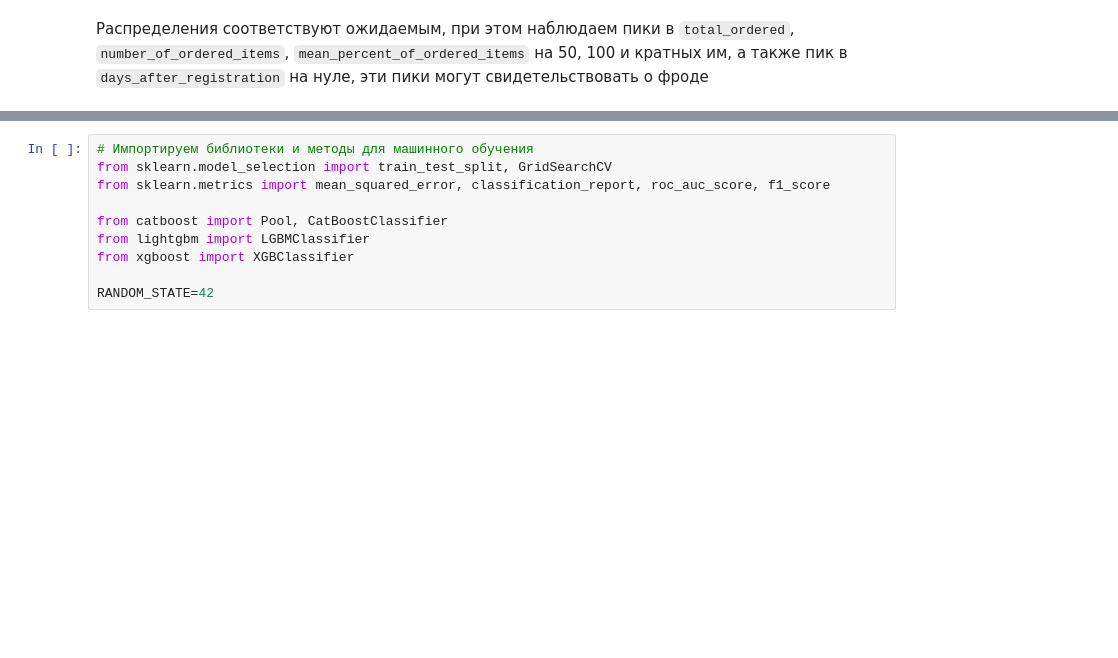
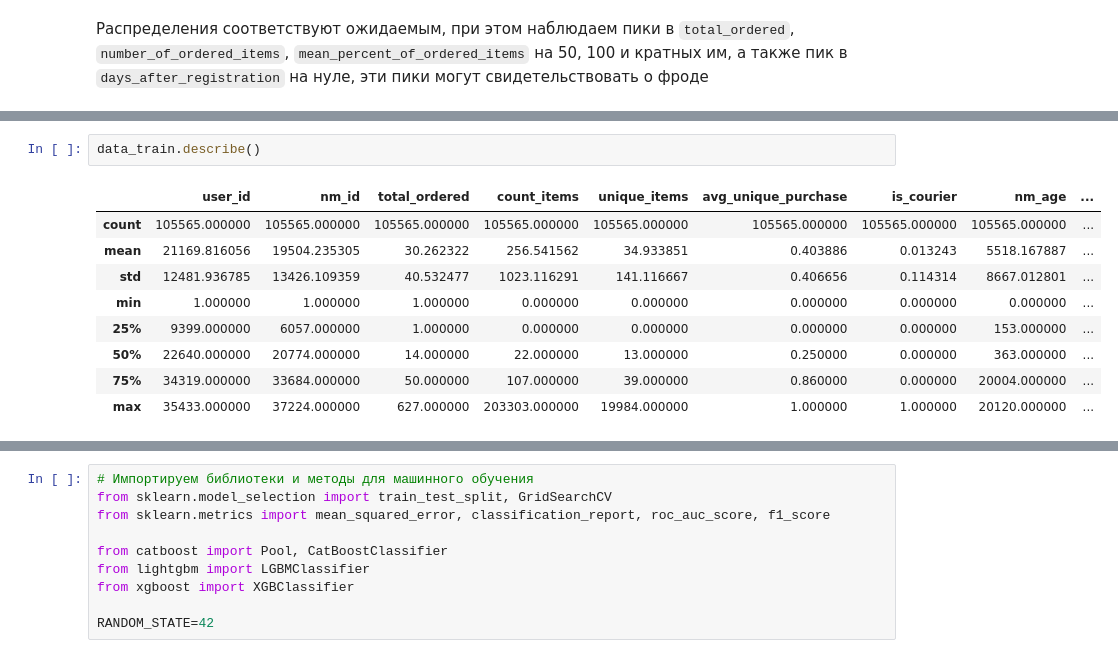
Before and after one commit to timu-ryan/wb-hackathon, a Jupyter notebook: ml/stock_detection.ipynb, the cells around one changed output, grey strips where cells are left out. Cells and saved outputs as stored; diff of their text form; blank space fills up the shorter version.

```diff
--- a/ml/stock_detection.ipynb
+++ b/ml/stock_detection.ipynb
@@ -282,0 +283,12 @@ for i, col in enumerate(cat_columns):
+# %%
+data_train.describe()
+# %% [output]
+|  | user_id | nm_id | total_ordered | count_items | unique_items | avg_unique_purchase | is_courier | nm_age | ... |
+| count | 105565.000000 | 105565.000000 | 105565.000000 | 105565.000000 | 105565.000000 | 105565.000000 | 105565.000000 | 105565.000000 | ... |
+| mean | 21169.816056 | 19504.235305 | 30.262322 | 256.541562 | 34.933851 | 0.403886 | 0.013243 | 5518.167887 | ... |
+| std | 12481.936785 | 13426.109359 | 40.532477 | 1023.116291 | 141.116667 | 0.406656 | 0.114314 | 8667.012801 | ... |
+| min | 1.000000 | 1.000000 | 1.000000 | 0.000000 | 0.000000 | 0.000000 | 0.000000 | 0.000000 | ... |
+| 25% | 9399.000000 | 6057.000000 | 1.000000 | 0.000000 | 0.000000 | 0.000000 | 0.000000 | 153.000000 | ... |
+| 50% | 22640.000000 | 20774.000000 | 14.000000 | 22.000000 | 13.000000 | 0.250000 | 0.000000 | 363.000000 | ... |
+| 75% | 34319.000000 | 33684.000000 | 50.000000 | 107.000000 | 39.000000 | 0.860000 | 0.000000 | 20004.000000 | ... |
+| max | 35433.000000 | 37224.000000 | 627.000000 | 203303.000000 | 19984.000000 | 1.000000 | 1.000000 | 20120.000000 | ... |
```
Also changed, not shown: parts of 33 cells of this notebook, 1 other file.
